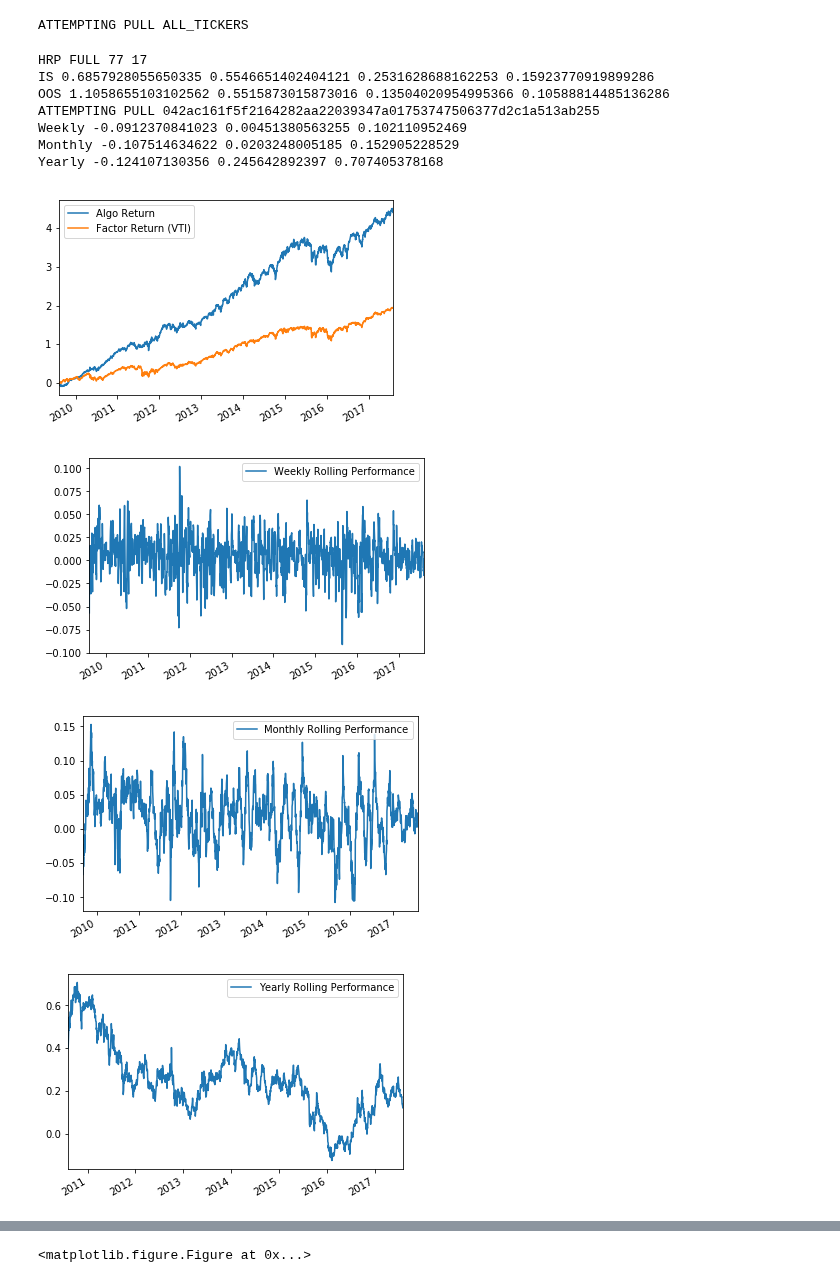
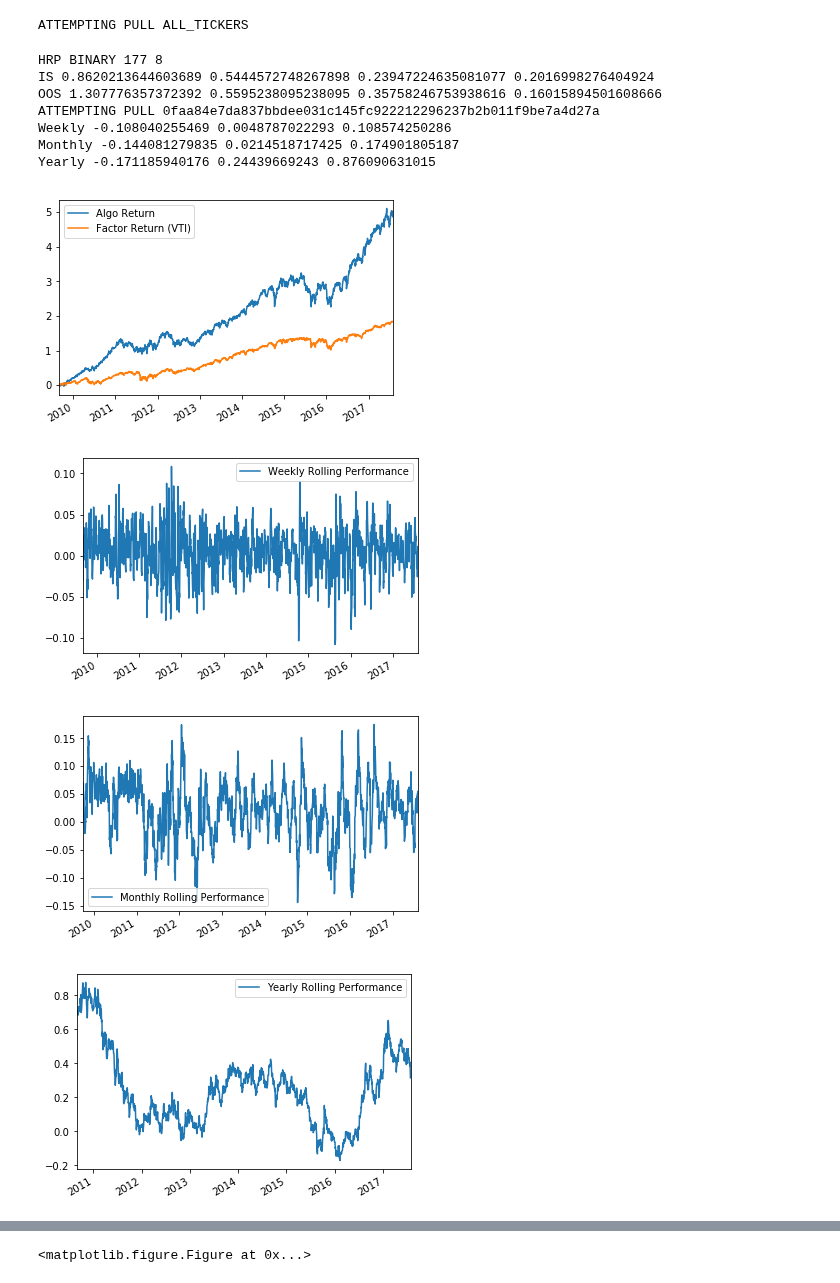
Before and after one commit to SignalBuilders/walkforwardTrader, a Jupyter notebook: Explore Data Portfolio.ipynb, the cells around one changed output, grey strips where cells are left out. Cells and saved outputs as stored; diff of their text form; code cells hidden in the pictures.

```diff
--- a/Explore Data Portfolio.ipynb
+++ b/Explore Data Portfolio.ipynb
@@ -192,38 +203,34 @@ def getLimitedDataForPortfolio(tickerAllocationsTable, joinedData, factorToTrade
 # %%
 import matplotlib.pyplot as plt
 
 %matplotlib inline
 for mod in cleanedModels:
-    if mod["IS_beta"] > 0.7:
-        continue
-    if mod["portfolioType"] == "HRP WINDOW":
-        continue
     print(mod["portfolioType"], mod['ALGORITHMS TRADED'], len(mod['tickers']))
     print("IS", mod["IS_beta"], mod["IS_profitability"], mod["IS_annualizedReturn"], mod["IS_annualizedVolatility"])
     print("OOS", mod["OOS_beta"], mod["OOS_profitability"], mod["OOS_annualizedReturn"], mod["OOS_annualizedVolatility"])
     tickerAllocationsTable, historicalWeights, historicalPredictions = getDiscoveredPortfolioData(mod["key"])
     algoPerformance, algoPerformanceRollingWeekly, algoPerformanceRollingMonthly, algoPerformanceRollingYearly = getLimitedDataForPortfolio(tickerAllocationsTable, joinedData)
     empyrical.cum_returns(algoPerformance).plot()
     algoPerformanceRollingWeekly.plot()
     print("Weekly", algoPerformanceRollingWeekly.min().values[0], algoPerformanceRollingWeekly.mean().values[0], algoPerformanceRollingWeekly.max().values[0])
 
     algoPerformanceRollingMonthly.plot()
     print("Monthly", algoPerformanceRollingMonthly.min().values[0], algoPerformanceRollingMonthly.mean().values[0], algoPerformanceRollingMonthly.max().values[0])
 
     algoPerformanceRollingYearly.plot()
     print("Yearly", algoPerformanceRollingYearly.min().values[0], algoPerformanceRollingYearly.mean().values[0], algoPerformanceRollingYearly.max().values[0])
 
     plt.show()
     plt.draw()
 # %% [output]
-HRP FULL 77 17
-IS 0.6857928055650335 0.5546651402404121 0.2531628688162253 0.15923770919899286
-OOS 1.1058655103102562 0.5515873015873016 0.13504020954995366 0.10588814485136286
-ATTEMPTING PULL 042ac161f5f2164282aa22039347a01753747506377d2c1a513ab255
-Weekly -0.0912370841023 0.00451380563255 0.102110952469
-Monthly -0.107514634622 0.0203248005185 0.152905228529
-Yearly -0.124107130356 0.245642892397 0.707405378168
+HRP BINARY 177 8
+IS 0.8620213644603689 0.5444572748267898 0.23947224635081077 0.2016998276404924
+OOS 1.307776357372392 0.5595238095238095 0.35758246753938616 0.16015894501608666
+ATTEMPTING PULL 0faa84e7da837bbdee031c145fc922212296237b2b011f9be7a4d27a
+Weekly -0.108040255469 0.0048787022293 0.108574250286
+Monthly -0.144081279835 0.0214518717425 0.174901805187
+Yearly -0.171185940176 0.24439669243 0.876090631015
-[figure, old version]
+[figure, new version]
-[figure, old version]
+[figure, new version]
-[figure, old version]
+[figure, new version]
-[figure, old version]
+[figure, new version]
```
Also changed, not shown: parts of 5 cells of this notebook, 3 other files.
